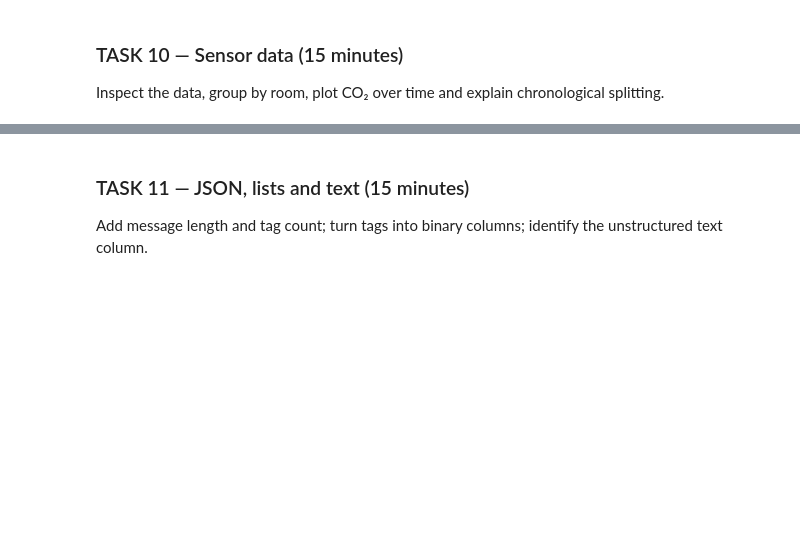
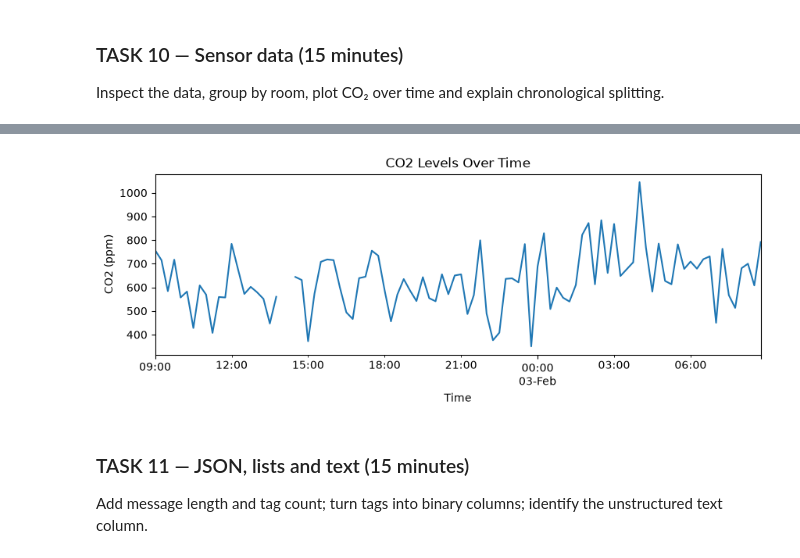
Before and after one commit to dev-deg/aci-26-pt, a Jupyter notebook: dataset-properties/dataset_properties.ipynb, the cells around one changed output, grey strips where cells are left out. Drawn from its saved outputs; the diff is of its cells as text; code cells hidden in the pictures; blank space fills up the shorter version.

```diff
--- a/dataset-properties/dataset_properties.ipynb
+++ b/dataset-properties/dataset_properties.ipynb
@@ -134,3 +554,17 @@ Inspect the data, group by room, plot CO₂ over time and explain chronological
+# %%
+sensors_chronological = sensors.sort_values(by='timestamp')
+
+# Set timestamp as the index so it becomes on the x-axis of the plot (horizontal)
+co2_series = (
+    sensors_chronological
+    .set_index('timestamp')['co2_ppm']
+)
+
+co2_series.plot(figsize=(10, 3), title='CO2 Levels Over Time', ylabel='CO2 (ppm)', xlabel='Time')
+
+plt.show()
+# %% [output]
+[figure, added]
 # %% [markdown]
 ### TASK 11 — JSON, lists and text (15 minutes)
 Add message length and tag count; turn tags into binary columns; identify the unstructured text column.
```
Also changed, not shown: parts of 21 cells of this notebook, 2 other files.
